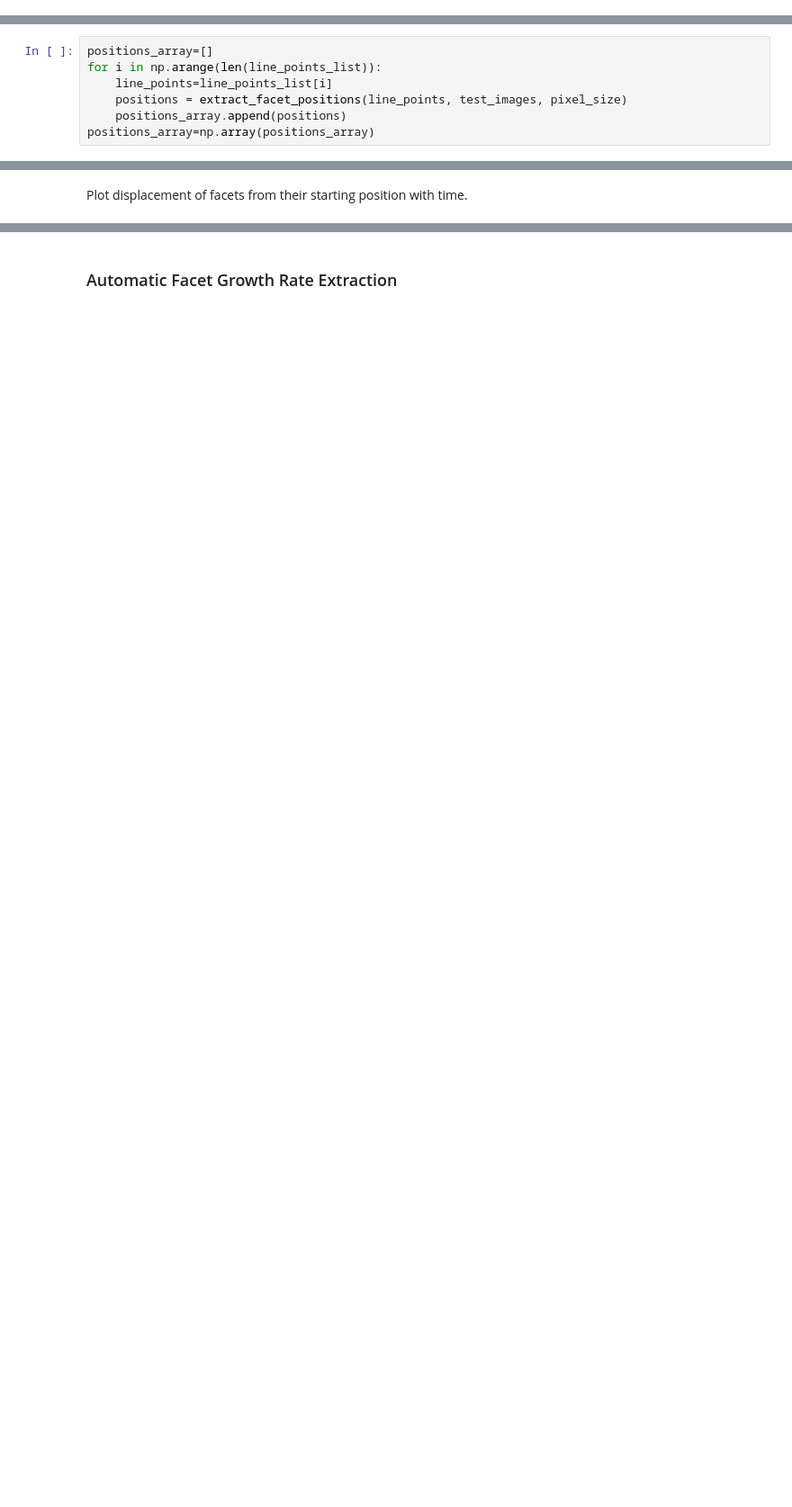
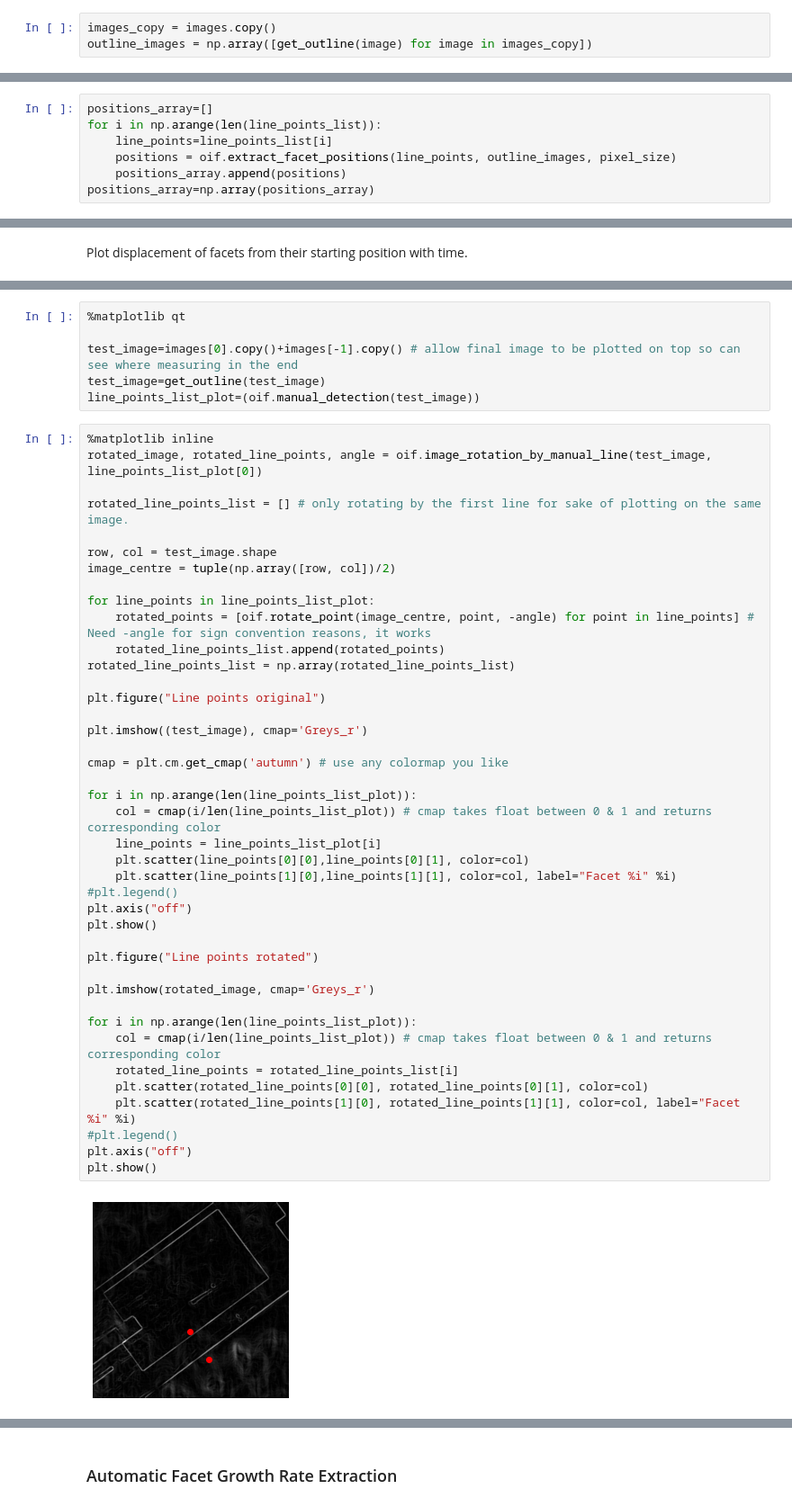
Before and after one commit to ESaundersNano/Mini-1-Multidimensional-analysis-of-perovskite-growth, a Jupyter notebook: optical_image_growth_rate.ipynb, the cells around one changed output, grey strips where cells are left out. Shown at 90% size. Cells and saved outputs as stored; diff of their text form; blank space fills up the shorter version.

```diff
--- a/optical_image_growth_rate.ipynb
+++ b/optical_image_growth_rate.ipynb
@@ -390,3 +340,6 @@ def fit_speed_linear(position_array, time_array, whole_series=True, time_start=0
+# %%
+images_copy = images.copy()
+outline_images = np.array([get_outline(image) for image in images_copy])
 # %% [markdown]
 ### Manual Facet Growth Rate Extraction
 
@@ -563,6 +404,6 @@ Track position of facets on lines over all timesteps
 positions_array=[]
 for i in np.arange(len(line_points_list)):
     line_points=line_points_list[i]
-    positions = extract_facet_positions(line_points, test_images, pixel_size)
+    positions = oif.extract_facet_positions(line_points, outline_images, pixel_size)
     positions_array.append(positions)
 positions_array=np.array(positions_array)
@@ -595,0 +435,49 @@ print(fit_speed_linear(position_array=positions_array[i], time_array=ts, whole_s
+# %%
+%matplotlib qt
+
+test_image=images[0].copy()+images[-1].copy() # allow final image to be plotted on top so can see where measuring in the end
+test_image=get_outline(test_image)
+line_points_list_plot=(oif.manual_detection(test_image))
+# %%
+%matplotlib inline
+rotated_image, rotated_line_points, angle = oif.image_rotation_by_manual_line(test_image, line_points_list_plot[0])
+
+rotated_line_points_list = [] # only rotating by the first line for sake of plotting on the same image.
+
+row, col = test_image.shape
+image_centre = tuple(np.array([row, col])/2)
+
+for line_points in line_points_list_plot:
+    rotated_points = [oif.rotate_point(image_centre, point, -angle) for point in line_points] # Need -angle for sign convention reasons, it works
+    rotated_line_points_list.append(rotated_points)
+rotated_line_points_list = np.array(rotated_line_points_list)
+
+plt.figure("Line points original")
+
+plt.imshow((test_image), cmap='Greys_r')
+
+cmap = plt.cm.get_cmap('autumn') # use any colormap you like
+
+for i in np.arange(len(line_points_list_plot)):
+    col = cmap(i/len(line_points_list_plot)) # cmap takes float between 0 & 1 and returns corresponding color
+    line_points = line_points_list_plot[i]
+    plt.scatter(line_points[0][0],line_points[0][1], color=col)
+    plt.scatter(line_points[1][0],line_points[1][1], color=col, label="Facet %i" %i)
+#plt.legend()
+plt.axis("off")
+plt.show()
+
+plt.figure("Line points rotated")
+
+plt.imshow(rotated_image, cmap='Greys_r')
+
+for i in np.arange(len(line_points_list_plot)):
+    col = cmap(i/len(line_points_list_plot)) # cmap takes float between 0 & 1 and returns corresponding color
+    rotated_line_points = rotated_line_points_list[i]
+    plt.scatter(rotated_line_points[0][0], rotated_line_points[0][1], color=col)
+    plt.scatter(rotated_line_points[1][0], rotated_line_points[1][1], color=col, label="Facet %i" %i)
+#plt.legend()
+plt.axis("off")
+plt.show()
+# %% [output]
+[figure, added]
```
Also changed, not shown: parts of 37 cells of this notebook, 2 other files.
